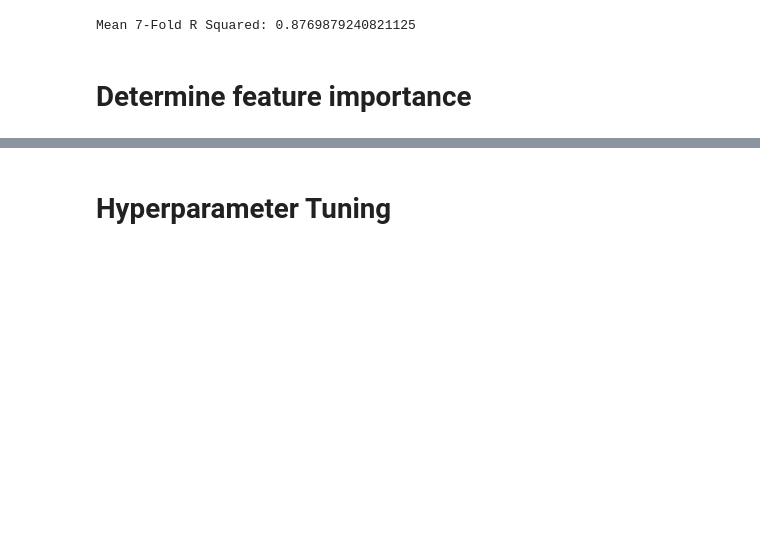
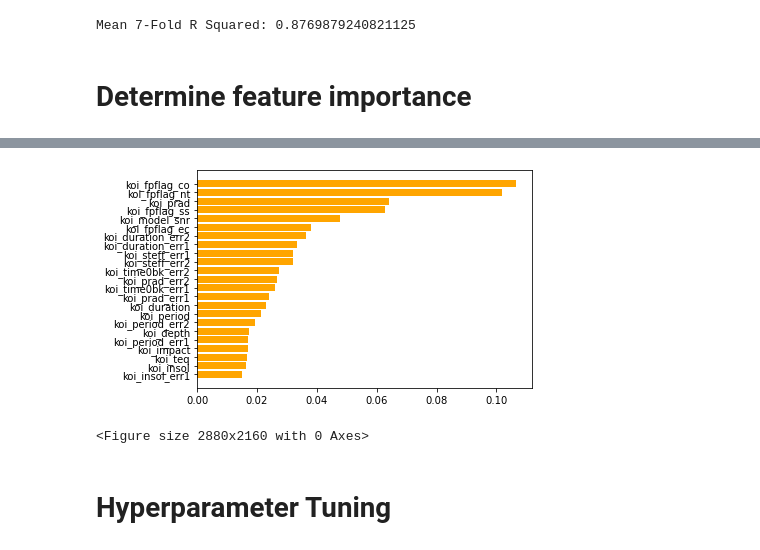
Before and after one commit to CassieCcL/Planet-hunt-ML, a Jupyter notebook: Planet Hunt_random forest.ipynb, the cells around one changed output, grey strips where cells are left out. Saved outputs shown, nothing was run; the diff lists cells and outputs as text; code cells hidden in the pictures; blank space fills up the shorter version.

Commit message:
Updated features, included all the features for machine learning.  Plotted a bar plot according to feature importances.

```diff
--- a/Planet Hunt_random forest.ipynb
+++ b/Planet Hunt_random forest.ipynb
@@ -93,3 +106,8 @@ print("Mean 7-Fold R Squared: {}".format(np.mean(scores)))
 Mean 7-Fold R Squared: 0.8769879240821125
 # %% [markdown]
 # Determine feature importance
+# %%
+importances = forest.feature_importances_
+# sort = importances.argsort()
+# sort
+importances
@@ -95,0 +123,7 @@ Mean 7-Fold R Squared: 0.8769879240821125
+# %%
+chosen_features = list(selected_features.columns)
+
+optimal_df = pd.DataFrame({"Chosen_features":chosen_features, "Importances": importances})
+opfeature_df = optimal_df[optimal_df["Importances"]>0.015].sort_values(by="Importances", ascending=True)
+opfeature_df.head()
+# features = zip(chosen_features, importances)
@@ -96,3 +137,10 @@ Mean 7-Fold R Squared: 0.8769879240821125
+# %%
+plt.barh(opfeature_df.Chosen_features, opfeature_df.Importances, color="orange")
+plt.figure(figsize=(40,30))
+plt.show()
+# %% [output]
+[figure, added]
+<Figure size 2880x2160 with 0 Axes>
 # %% [markdown]
 # Hyperparameter Tuning
 # %% [markdown]
```
Also changed, not shown: parts of 4 cells of this notebook.
